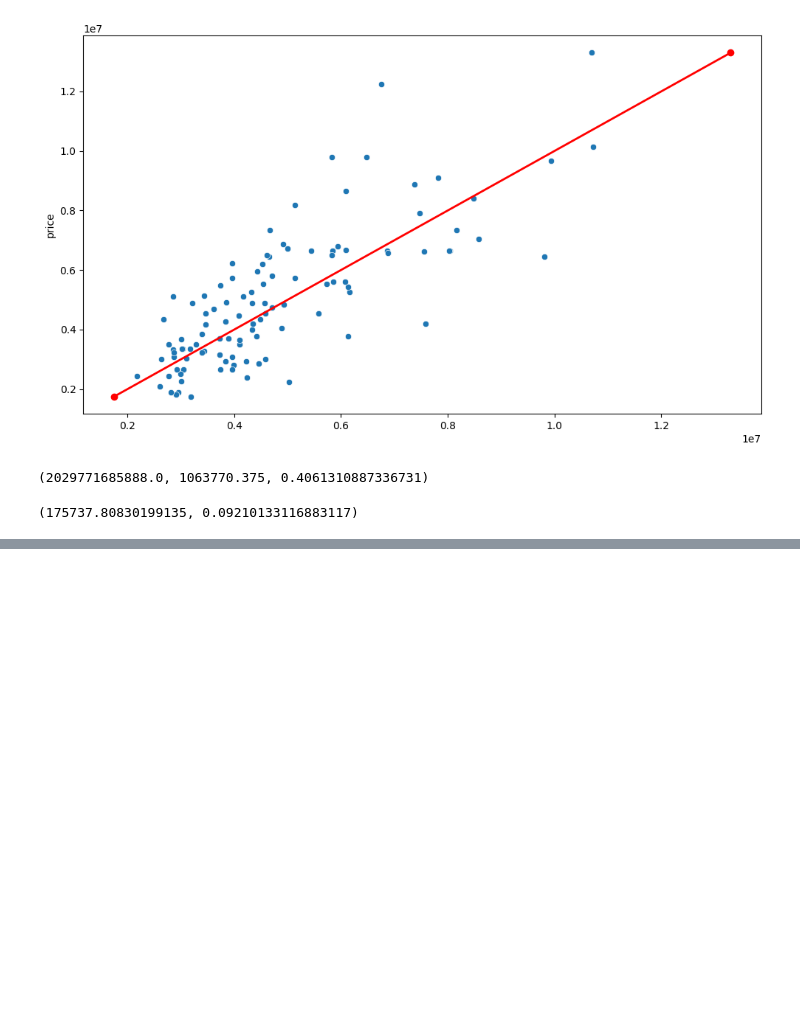
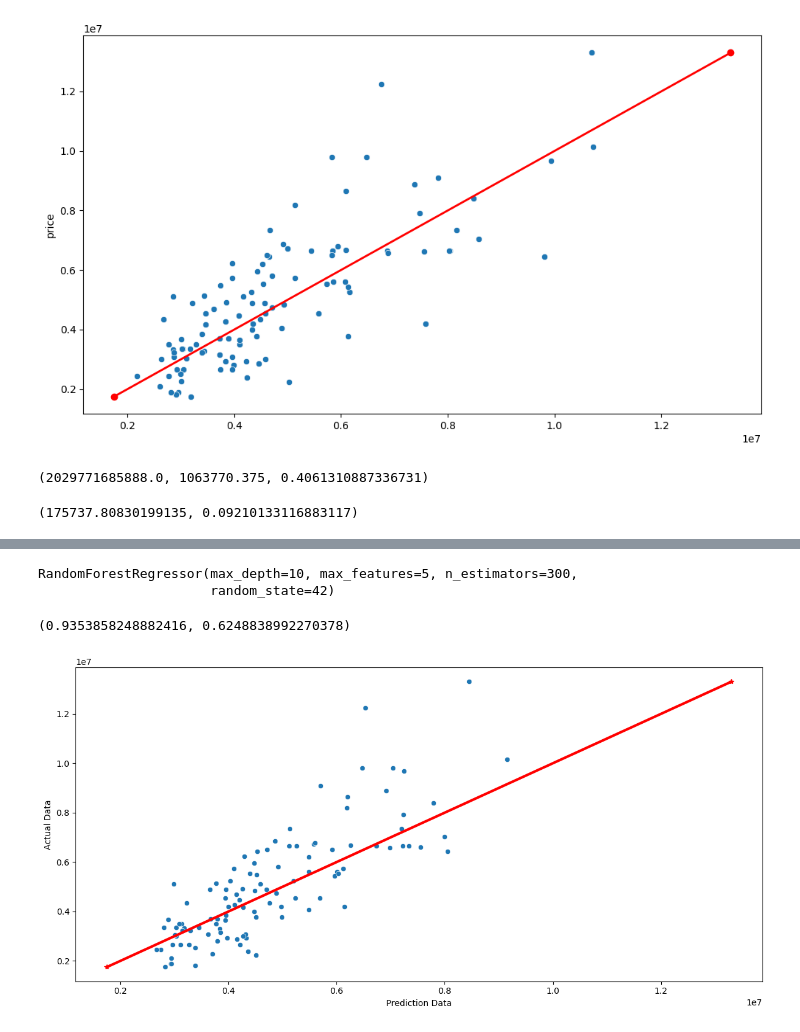
Before and after one commit to hahahang0/MLPracFromKaggle, a Jupyter notebook: House price prediction/practical/practical.ipynb, the cells around one changed output, grey strips where cells are left out. Cells and saved outputs as stored; diff of their text form; code cells hidden in the pictures; blank space fills up the shorter version.

```diff
--- a/House price prediction/practical/practical.ipynb
+++ b/House price prediction/practical/practical.ipynb
@@ -389,0 +394,2 @@ nmse_1,nmae_1
+# %%
+randomForestModel.fit(x_train,y_train)
@@ -389,0 +424,13 @@ nmse_1,nmae_1
+# %%
+rModel = RandomForestRegressor(n_estimators=300,max_depth=10,max_features=5,bootstrap=True,random_state=42)
+# %%
+rModel.fit(x_train,y_train)
+# %% [output]
+RandomForestRegressor(max_depth=10, max_features=5, n_estimators=300,
+                      random_state=42)
+# %%
+randomForestPredictedData = rModel.predict(x_test)
+# %%
+rModel.score(x_train,y_train),rModel.score(x_test,y_test)
+# %% [output]
+(0.9353858248882416, 0.6248838992270378)
@@ -389,0 +439,10 @@ nmse_1,nmae_1
+# %%
+plt.figure(figsize=(12,6))
+sns.scatterplot(x=randomForestPredictedData,y=y_test)
+plt.xlabel("Prediction Data")
+plt.ylabel("Actual Data")
+plt.plot([y_test.min(),y_test.max()],[y_test.min(),y_test.max()],marker="*",linewidth=3,color='red')
+plt.tight_layout()
+plt.show()
+# %% [output]
+[figure, added]
```
Also changed, not shown: parts of 9 cells of this notebook, 1 other file.
